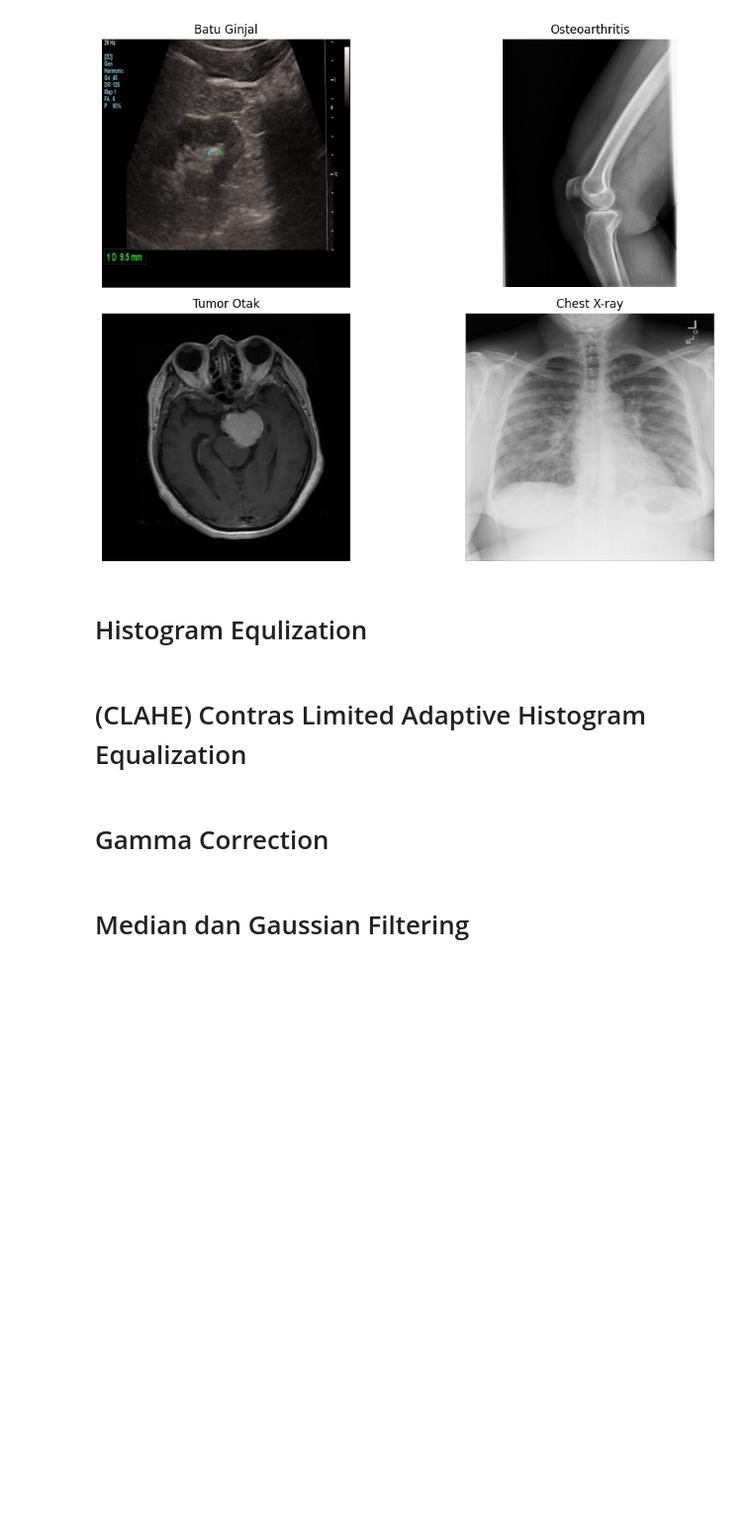
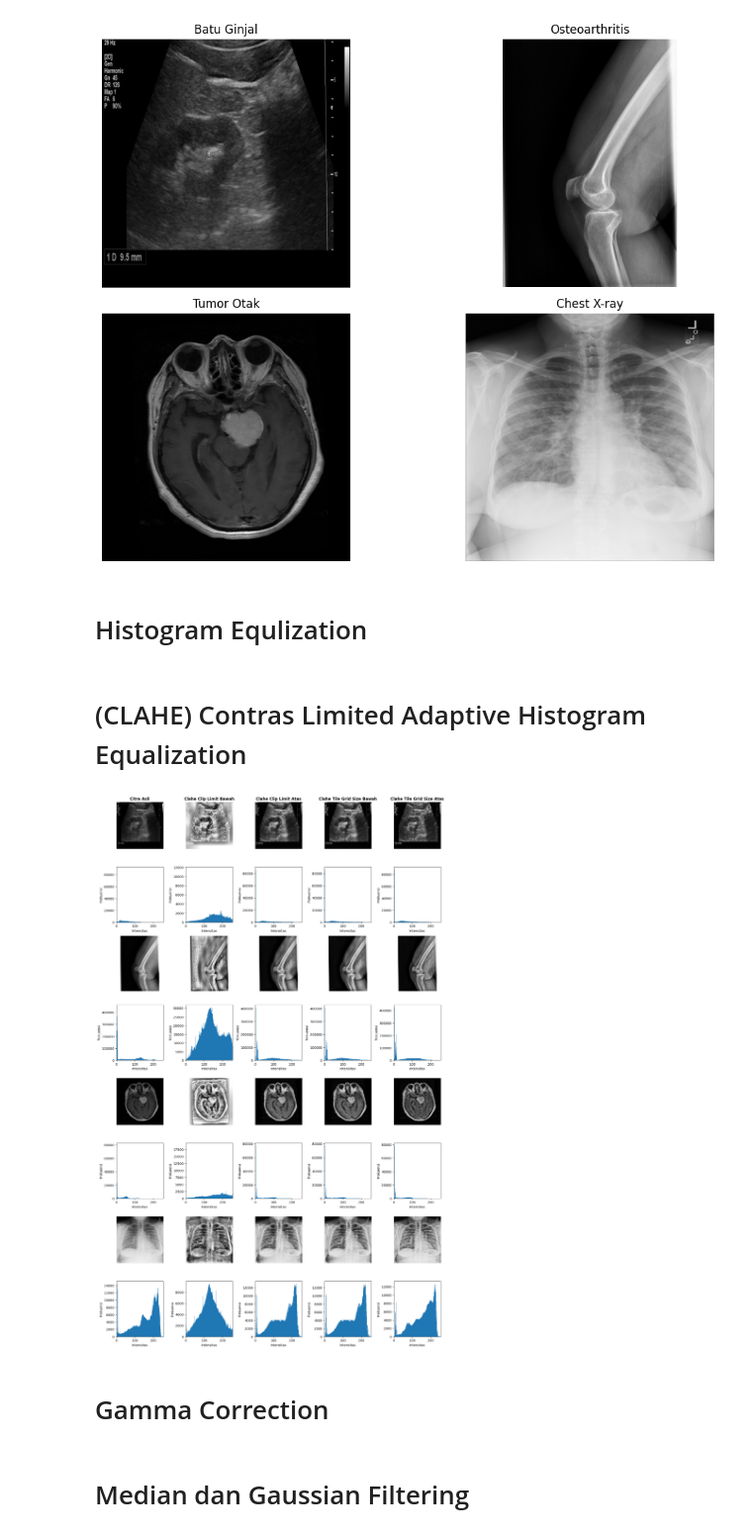
Before and after one commit to EaganKyoji/AI-project, a Jupyter notebook: peningkatan-kualitas-citra-medis.ipynb, the cells around one changed output. Shown at 99% size. Saved outputs shown, nothing was run; the diff lists cells and outputs as text; code cells hidden in the pictures; blank space fills up the shorter version.

```diff
--- a/peningkatan-kualitas-citra-medis.ipynb
+++ b/peningkatan-kualitas-citra-medis.ipynb
@@ -35,10 +35,10 @@ import numpy as np
 import pandas as pd
 import matplotlib.pyplot as plt
 # %%
-batu_ginjal = cv2.imread('/kaggle/input/datasets/imtkaggleteam/kidney-stone-classification-and-object-detection/stone/Stone_1.JPG')
-osteoarthritis = cv2.imread('/kaggle/input/datasets/dhruvacube/osteoarthritis/withoutKLGrade/withoutKLGrade/patient/014d8da596bf50d1.jpg')
-tumor_otak = cv2.imread('/kaggle/input/datasets/masoudnickparvar/brain-tumor-mri-dataset/Training/meningioma/Tr-aug-me_1.jpg')
-chest = cv2.imread('/kaggle/input/datasets/nih-chest-xrays/sample/sample/sample/images/00000154_001.png')
+batu_ginjal = cv2.imread('/kaggle/input/datasets/imtkaggleteam/kidney-stone-classification-and-object-detection/stone/Stone_1.JPG', cv2.IMREAD_GRAYSCALE)
+osteoarthritis = cv2.imread('/kaggle/input/datasets/dhruvacube/osteoarthritis/withoutKLGrade/withoutKLGrade/patient/014d8da596bf50d1.jpg', cv2.IMREAD_GRAYSCALE)
+tumor_otak = cv2.imread('/kaggle/input/datasets/masoudnickparvar/brain-tumor-mri-dataset/Training/meningioma/Tr-aug-me_1.jpg', cv2.IMREAD_GRAYSCALE)
+chest = cv2.imread('/kaggle/input/datasets/nih-chest-xrays/sample/sample/sample/images/00000154_001.png', cv2.IMREAD_GRAYSCALE)
 
 gambar = [
     batu_ginjal,
@@ -72,6 +72,62 @@ plt.show()
 # Histogram Equlization
 # %% [markdown]
 # (CLAHE) Contras Limited Adaptive Histogram Equalization
+# %%
+claheCLAI = cv2.createCLAHE(clipLimit=2.0, tileGridSize=(8, 8))
+claheCLBI = cv2.createCLAHE(clipLimit=0, tileGridSize=(8, 8))
+claheTGSBI = cv2.createCLAHE(clipLimit=2.0, tileGridSize=(8, 8))
+claheTGSAI = cv2.createCLAHE(clipLimit=2.0, tileGridSize=(20, 20))
+
+claheCLA = []
+claheCLB = []
+claheTGSB = []
+claheTGSA = []
+
+for img in gambar:
+    claheCLA.append(claheCLAI.apply(img))
+    claheCLB.append(claheCLBI.apply(img))
+    claheTGSB.append(claheTGSBI.apply(img))
+    claheTGSA.append(claheTGSAI.apply(img))
+
+fig, axes = plt.subplots(8, 5, figsize=(15, 24))
+
+nama_proses = [
+    'Citra Asli',
+    'Clahe Clip Limit Bawah',
+    'Clahe Clip Limit Atas',
+    'Clahe Tile Grid Size Bawah',
+    'Clahe Tile Grid Size Atas'
+
+]
+
+for row in range(len(gambar)):
+    hasil = [
+        gambar[row],
+        claheCLB[row],
+        claheCLA[row],
+        claheTGSB[row],
+        claheTGSA[row]
+    ]
+    for col in range(5):
+        baris_gambar = row * 2
+        axes[baris_gambar, col].imshow(hasil[col], cmap='gray')
+        axes[baris_gambar, col].axis('off')
+        if row == 0:
+            axes[baris_gambar, col].set_title(nama_proses[col],fontsize=12,fontweight='bold')
+
+        baris_histogram = row * 2 + 1
+        axes[baris_histogram, col].hist(hasil[col].ravel(),bins=256,range=(0, 256))
+        axes[baris_histogram, col].set_xlim(0, 255)
+        axes[baris_histogram, col].set_xlabel('Intensitas')
+        axes[baris_histogram, col].set_ylabel('Frekuensi')
+
+        axes[baris_gambar, 0].set_ylabel(judul[row],fontsize=12,fontweight='bold')
+
+
+plt.tight_layout()
+plt.show()
+# %% [output]
+[figure, added]
 # %% [markdown]
 # Gamma Correction
 # %% [markdown]
```
Also changed, not shown: parts of 5 cells of this notebook.
